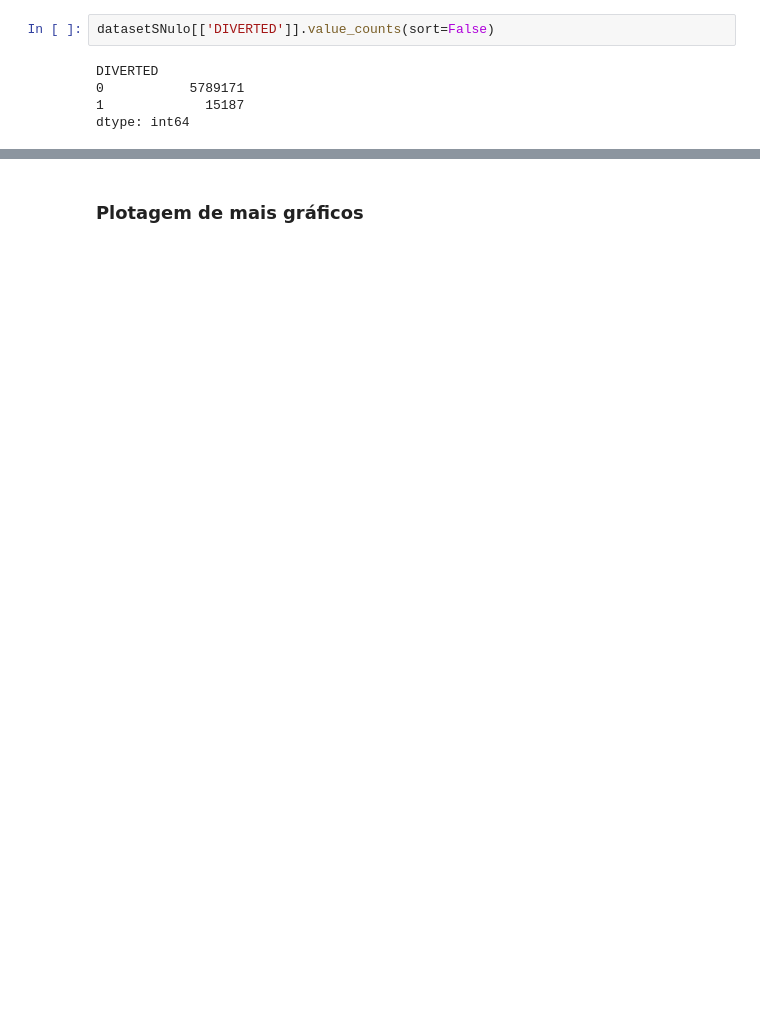
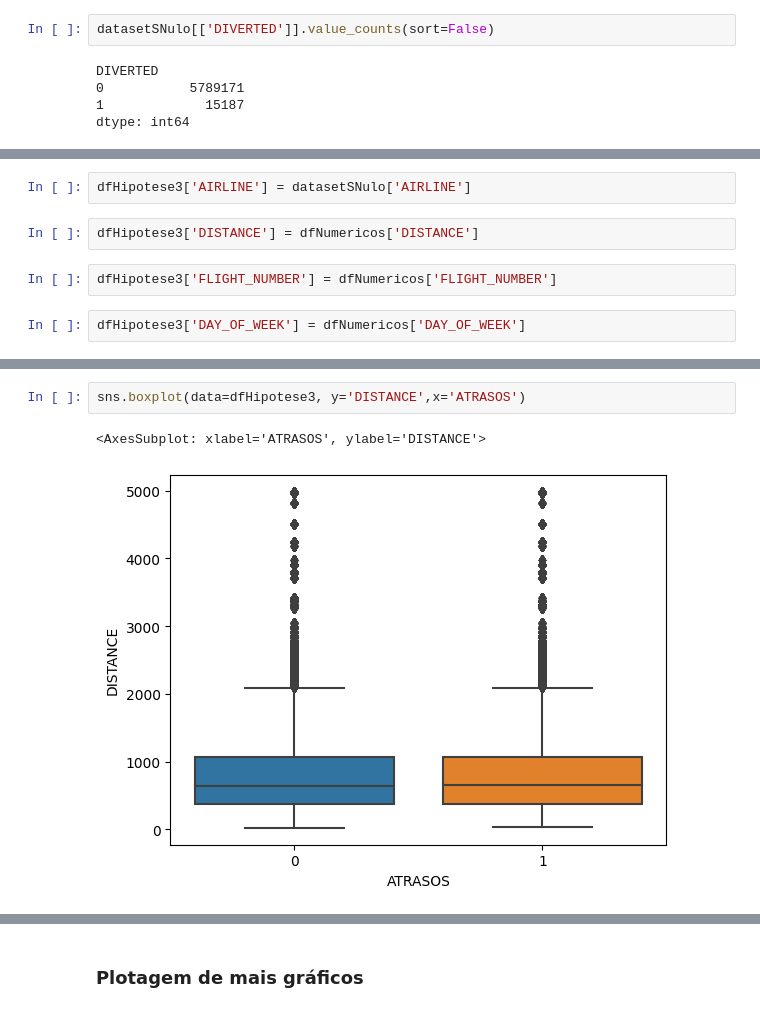
Before and after one commit to GingerLeh/atrasoVoos, a Jupyter notebook: analise.ipynb, the cells around one changed output, grey strips where cells are left out. Cells and saved outputs as stored; diff of their text form; blank space fills up the shorter version.

```diff
--- a/analise.ipynb
+++ b/analise.ipynb
@@ -860,0 +919,8 @@ dfNumericos = dfNumericos.drop(columns=['ORIGIN_AIRPORT','AIRLINE','TAIL_NUMBER'
+# %%
+dfHipotese3['AIRLINE'] = datasetSNulo['AIRLINE']
+# %%
+dfHipotese3['DISTANCE'] = dfNumericos['DISTANCE']
+# %%
+dfHipotese3['FLIGHT_NUMBER'] = dfNumericos['FLIGHT_NUMBER']
+# %%
+dfHipotese3['DAY_OF_WEEK'] = dfNumericos['DAY_OF_WEEK']
@@ -860,0 +936,5 @@ dfNumericos = dfNumericos.drop(columns=['ORIGIN_AIRPORT','AIRLINE','TAIL_NUMBER'
+# %%
+sns.boxplot(data=dfHipotese3, y='DISTANCE',x='ATRASOS')
+# %% [output]
+<AxesSubplot: xlabel='ATRASOS', ylabel='DISTANCE'>
+[figure, added]
```
Also changed, not shown: parts of 67 cells of this notebook.
